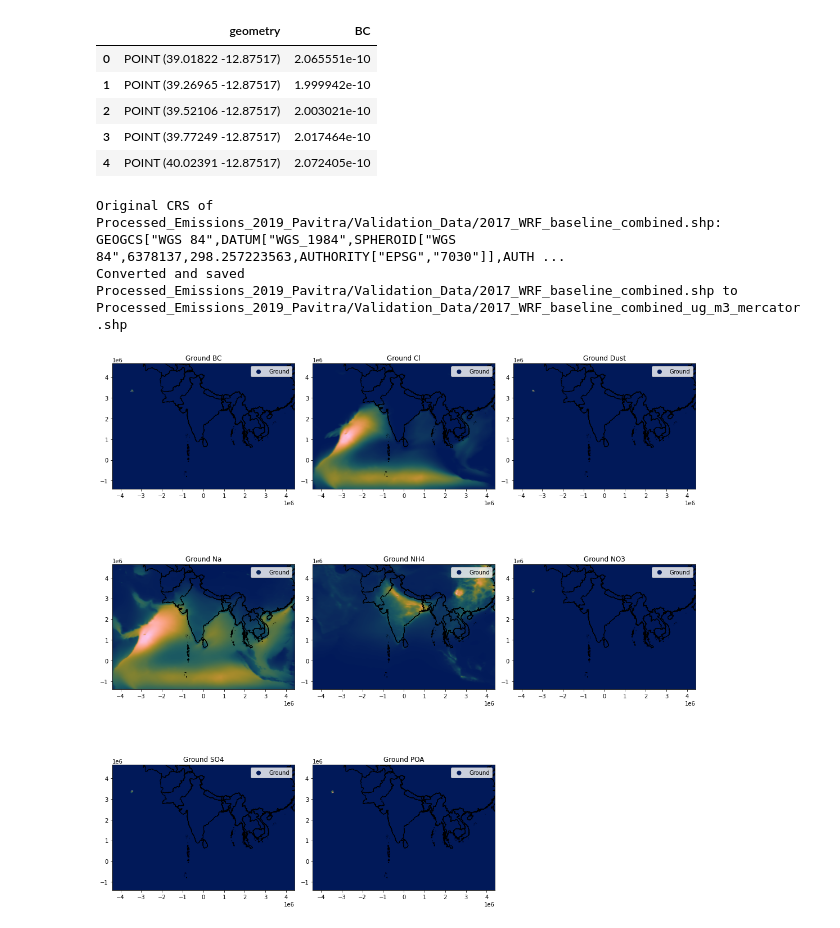
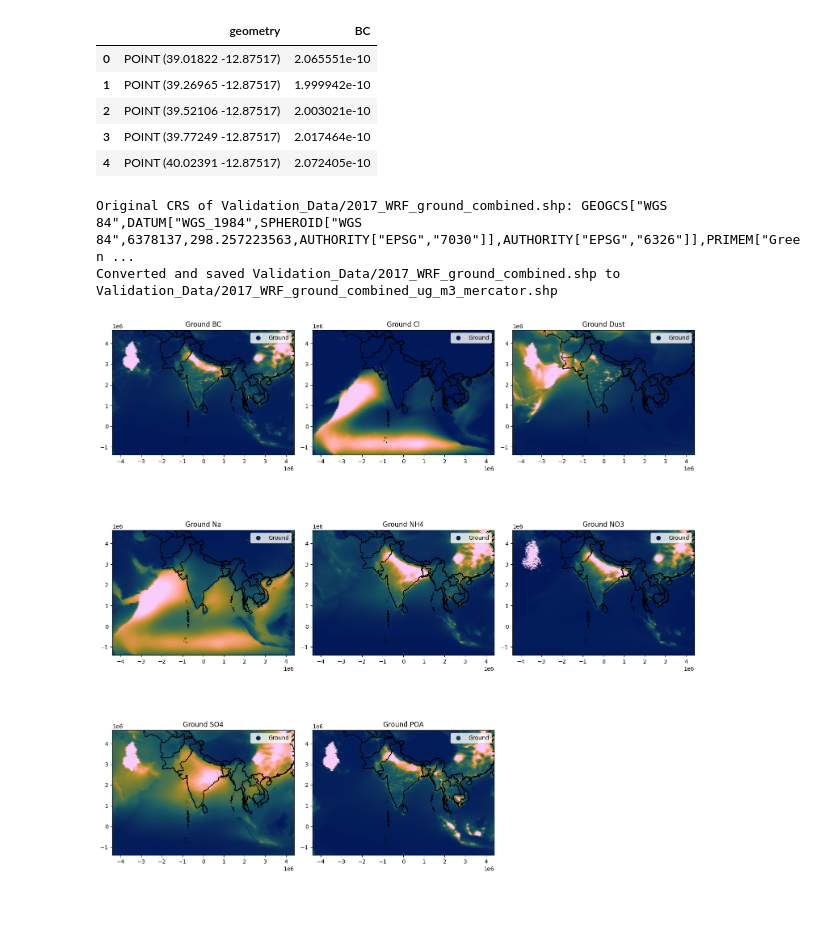
Before and after one commit to lrojasm407/PAVITRA, a Jupyter notebook: Process Emission Files V3 - Year .ipynb, the cells around one changed output. Cells and saved outputs as stored; diff of their text form; code cells hidden in the pictures.

Commit message:
Finalized Process Emission Files V3. No more code will be added to this Jupyter Notebook.
Process_pavitra_emissions.py includes new function to process dust .nc file.

```diff
--- a/Process Emission Files V3 - Year .ipynb
+++ b/Process Emission Files V3 - Year .ipynb
@@ -404,7 +405,7 @@ for pollutant, conc_pollutant in pollutants.items():
     # Construct the file path based on the pollutant name
     netcdf_file_path = f'/Volumes/lrojasm/2017_validation_data/{conc_pollutant}_validation_year.nc'
     # Modify the output path based on the pollutant name
-    output_path = f'Processed_Emissions_2019_Pavitra/Validation_Data/{pollutant}_2017_WRF.shp'
+    output_path = f'Validation_Data/{pollutant}_2017_WRF.shp'
 
     # Process and plot data with the updated file and output paths
     variable_name = [conc_pollutant]  # Assuming variable_names is defined elsewhere
@@ -420,11 +421,11 @@ pollutants = ['BC', 'Cl', 'Dust', 'Na', 'NH4', 'NO3','SO4','POA']
 
 # Initialize the combined GeoDataFrame using the first pollutant
 first_pollutant = pollutants[0]
-combined_gdf = gpd.read_file(f'Processed_Emissions_2019_Pavitra/Validation_Data/{first_pollutant}_2017_WRF.shp')
+combined_gdf = gpd.read_file(f'Validation_Data/{first_pollutant}_2017_WRF.shp')
 
 # Iterate through the remaining pollutants and add their data as new columns
 for pollutant in pollutants[1:]:
-    file_path = f'Processed_Emissions_2019_Pavitra/Validation_Data/{pollutant}_2017_WRF.shp'
+    file_path = f'Validation_Data/{pollutant}_2017_WRF.shp'
     try:
         pollutant_gdf = gpd.read_file(file_path)
         combined_gdf[pollutant] = pollutant_gdf[pollutant].values
@@ -432,17 +433,16 @@ for pollutant in pollutants[1:]:
         print(f"Error reading {file_path}: {e}")
 
 # Save the combined GeoDataFrame to a new shapefile
-combined_gdf.to_file('Processed_Emissions_2019_Pavitra/Validation_Data/2017_WRF_baseline_combined.shp')
+combined_gdf.to_file('Validation_Data/2017_WRF_ground_combined.shp')
 # %%
 #Convert from kg/m3 to ug/m3 and to mercator.
 # Define the multiplication factor
 factor =1e9
 
 # Define the new projection you want to use
-new_projection = "+proj=merc +units=m +a=6370000.0 +b=6370000. +lon_0=80.0 +lat_ts=15.0"
 
-input_file_path = 'Processed_Emissions_2019_Pavitra/Validation_Data/2017_WRF_baseline_combined.shp'
-output_file_path = 'Processed_Emissions_2019_Pavitra/Validation_Data/2017_WRF_baseline_combined_ug_m3_mercator.shp'
+input_file_path = 'Validation_Data/2017_WRF_ground_combined.shp'
+output_file_path = 'Validation_Data/2017_WRF_ground_combined_ug_m3_mercator.shp'
 
 # Read the original shapefile
 pollutant_gdf = gpd.read_file(input_file_path)
@@ -456,27 +456,26 @@ columns_to_multiply = [col for col in pollutant_gdf.columns if col not in ['heig
 pollutant_gdf[columns_to_multiply] = pollutant_gdf[columns_to_multiply] * factor
 
 # Change the projection
-pollutant_gdf = pollutant_gdf.to_crs(new_projection)
+pollutant_gdf = pollutant_gdf.to_crs(source_crs)
 
 # Save the GeoDataFrame to a new shapefile with the new name and projection
 pollutant_gdf.to_file(output_file_path)
 
 print(f"Converted and saved {input_file_path} to {output_file_path}")
 # %% [output]
-Original CRS of Processed_Emissions_2019_Pavitra/Validation_Data/2017_WRF_baseline_combined.shp: GEOGCS["WGS 84",DATUM["WGS_1984",SPHEROID["WGS 84",6378137,298.257223563,AUTHORITY["EPSG","7030"]],AUTH ...
-Converted and saved Processed_Emissions_2019_Pavitra/Validation_Data/2017_WRF_baseline_combined.shp to Processed_Emissions_2019_Pavitra/Validation_Data/2017_WRF_baseline_combined_ug_m3_mercator.shp
+Original CRS of Validation_Data/2017_WRF_ground_combined.shp: GEOGCS["WGS 84",DATUM["WGS_1984",SPHEROID["WGS 84",6378137,298.257223563,AUTHORITY["EPSG","7030"]],AUTHORITY["EPSG","6326"]],PRIMEM["Green ...
+Converted and saved Validation_Data/2017_WRF_ground_combined.shp to Validation_Data/2017_WRF_ground_combined_ug_m3_mercator.shp
 # %%
 #Plot needs to be modified
-borders_path = '../INDIA_WORLD_POP/data/asia/asia.shp'
-input_path = 'Processed_Emissions_2019_Pavitra/Validation_Data/2017_WRF_baseline_combined_ug_m3_mercator.shp'
+borders_path = '../../PROJECTS/INDIA_WORLD_POP/data/asia/asia.shp'
+input_path = 'Validation_Data/2017_WRF_ground_combined_ug_m3_mercator.shp'
 pollutants = ['BC', 'Cl', 'Dust', 'Na', 'NH4', 'NO3', 'SO4', 'POA']
-target_crs = "+proj=merc +units=m +a=6370000.0 +b=6370000. +lon_0=80.0 +lat_ts=15.0"
 
 gdf = gpd.read_file(input_path)
-gdf = gdf.to_crs(target_crs)
+gdf = gdf.to_crs(source_crs)
 
 border_gdf = gpd.read_file(borders_path)
-border_gdf = border_gdf.to_crs(target_crs)
+border_gdf = border_gdf.to_crs(source_crs)
 
 # Create a 3x3 grid of subplots
 fig, axes = plt.subplots(3, 3, figsize=(15, 15))
@@ -484,32 +483,34 @@ fig.subplots_adjust(hspace=0.5)
 
 for i, pollutant in enumerate(pollutants):
     # Calculate the subplot index (row and column)
     row = i // 3
     col = i % 3
 
     # Plot the pollutant points on the current subplot
     ground_layer = gdf
     ax = axes[row, col]
-    ground_layer.plot(ax=ax, marker='o', markersize=50, label='Ground', column=pollutant, cmap=cm.batlow)
+
+    percentile = np.percentile(ground_layer[pollutant], 97.5)
+    ground_layer.plot(ax=ax, marker='o', markersize=50, label='Ground', column=pollutant, cmap=cm.batlow, vmax=percentile)
     ax.set_title(f"Ground {pollutant}")
 
     # Plot the country borders on the current subplot
     border_gdf.plot(ax=ax, edgecolor='black', color='none')
 
     # Set x and y limits based on point values for the current subplot
     x_min, y_min, x_max, y_max = gdf.geometry.total_bounds
     ax.set_xlim(x_min, x_max)
     ax.set_ylim(y_min, y_max)
     ax.legend(loc="upper right")
 
 # Remove any empty subplots
 for i in range(len(pollutants), 9):
     row = i // 3
     col = i % 3
     fig.delaxes(axes[row, col])
 
 # Show the plot
 plt.tight_layout()
 plt.show()
 # %% [output]
-[figure, old version]
+[figure, new version]
```
Also changed, not shown: parts of 7 cells of this notebook.
